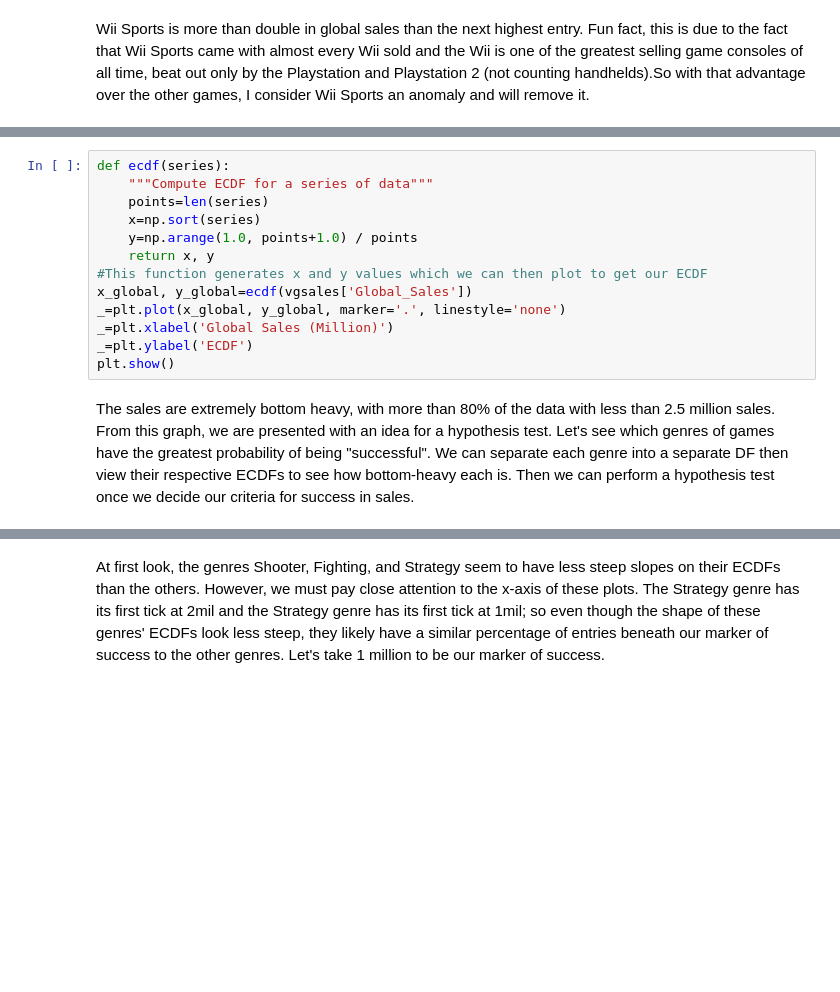
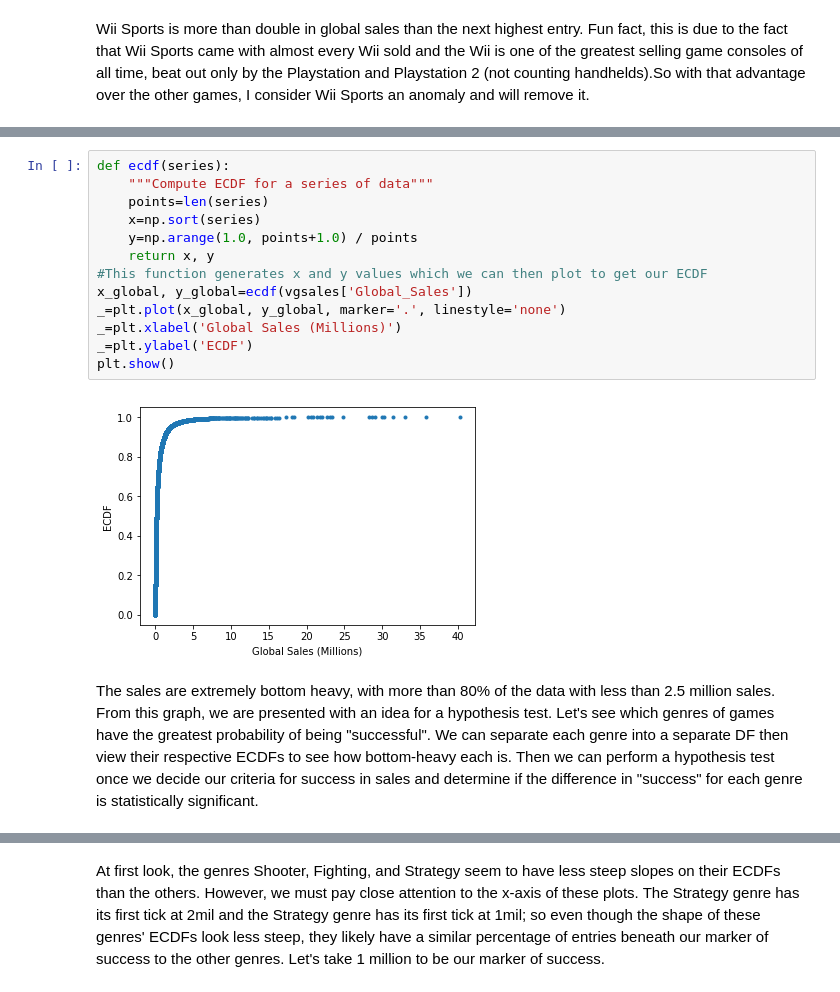
Before and after one commit to leokeeler/vgsales_notebook, a Jupyter notebook: vgsales_notebook.ipynb, the cells around one changed output, grey strips where cells are left out. Drawn from its saved outputs; the diff is of its cells as text; blank space fills up the shorter version.

```diff
--- a/vgsales_notebook.ipynb
+++ b/vgsales_notebook.ipynb
@@ -29,18 +64,20 @@ Most games on this list sold less than 5 million copies. It may be more interest
 # %%
 def ecdf(series):
     """Compute ECDF for a series of data"""
     points=len(series)
     x=np.sort(series)
     y=np.arange(1.0, points+1.0) / points
     return x, y
 #This function generates x and y values which we can then plot to get our ECDF
 x_global, y_global=ecdf(vgsales['Global_Sales'])
 _=plt.plot(x_global, y_global, marker='.', linestyle='none')
-_=plt.xlabel('Global Sales (Million)')
+_=plt.xlabel('Global Sales (Millions)')
 _=plt.ylabel('ECDF')
 plt.show()
+# %% [output]
+[figure, added]
 # %% [markdown]
-The sales are extremely bottom heavy, with more than 80% of the data with less than 2.5 million sales. From this graph, we are presented with an idea for a hypothesis test. Let's see which genres of games have the greatest probability of being "successful". We can separate each genre into a separate DF then view their respective ECDFs to see how bottom-heavy each is. Then we can perform a hypothesis test once we decide our criteria for success in sales.
+The sales are extremely bottom heavy, with more than 80% of the data with less than 2.5 million sales. From this graph, we are presented with an idea for a hypothesis test. Let's see which genres of games have the greatest probability of being "successful". We can separate each genre into a separate DF then view their respective ECDFs to see how bottom-heavy each is. Then we can perform a hypothesis test once we decide our criteria for success in sales and determine if the difference in "success" for each genre is statistically significant.
 # %%
 genre_names=vgsales['Genre'].unique().tolist() #Get a list of genres for keys for our dictionary.
 genre_dict={name: vgsales.loc[vgsales['Genre']==name] for name in genre_names}  #Loop to create our dictionary of
```
Also changed, not shown: parts of 39 cells of this notebook.
